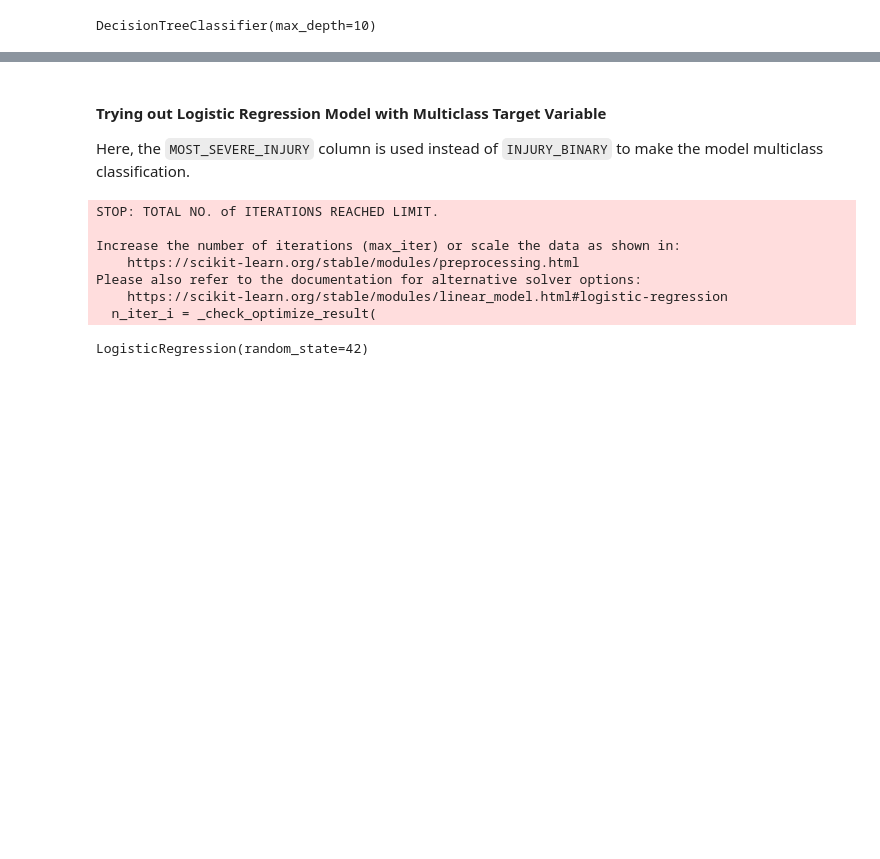
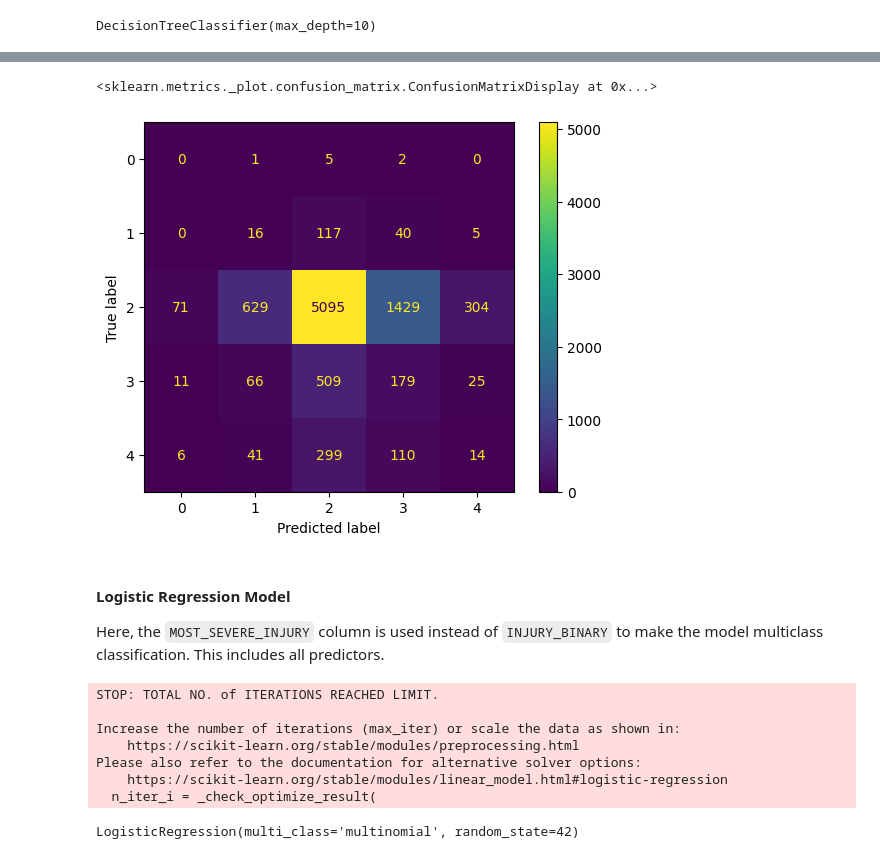
Before and after one commit to SangyunT/Chicago_Car_Crashes_Classification, a Jupyter notebook: Yun_index.ipynb, the cells around one changed output, grey strips where cells are left out. Cells and saved outputs as stored; diff of their text form; code cells hidden in the pictures; blank space fills up the shorter version.

Commit message:
multinomial models

```diff
--- a/Yun_index.ipynb
+++ b/Yun_index.ipynb
@@ -445,8 +496,7 @@ dt_2.fit(X_resampled_2, y_resampled_2)
 # %% [output]
 DecisionTreeClassifier(max_depth=10)
 # %%
-
-y_pred_2 = dt.predict(X_test_encoded_2)
+y_pred_2 = dt_2.predict(X_test_encoded_2)
 
 # f, ax = plt.subplots(figsize=(150,150))
 # plot_tree(dt_2, ax=ax)
@@ -499,4 +553,14 @@ dt_recall_2
+# %%
+from sklearn.metrics import confusion_matrix
+from sklearn.metrics import ConfusionMatrixDisplay
+
+cm = confusion_matrix(y_test_2, y_pred_2)
+disp=ConfusionMatrixDisplay(cm)
+disp.plot()
+# %% [output]
+<sklearn.metrics._plot.confusion_matrix.ConfusionMatrixDisplay at 0x...>
+[figure, added]
 # %% [markdown]
-#### Trying out Logistic Regression Model with Multiclass Target Variable
+#### Logistic Regression Model
 
-Here, the `MOST_SEVERE_INJURY` column is used instead of `INJURY_BINARY` to make the model multiclass classification.
+Here, the `MOST_SEVERE_INJURY` column is used instead of `INJURY_BINARY` to make the model multiclass classification. This includes all predictors.
@@ -511,8 +584,8 @@ X_resampled_scaled2 = ss.fit_transform(X_resampled_2)
 # %%
 from sklearn.linear_model import LogisticRegression
 
-logreg = LogisticRegression(random_state=42)
-logreg.fit(X_resampled_scaled2, y_resampled_2)
+logreg = LogisticRegression(random_state=42,multi_class='multinomial')
+logreg.fit(X_resampled_scaled_2, y_resampled_2)
 # %% [output]
 STOP: TOTAL NO. of ITERATIONS REACHED LIMIT.
 
@@ -521,5 +594,5 @@ Increase the number of iterations (max_iter) or scale the data as shown in:
 Please also refer to the documentation for alternative solver options:
     https://scikit-learn.org/stable/modules/linear_model.html#logistic-regression
   n_iter_i = _check_optimize_result(
-LogisticRegression(random_state=42)
+LogisticRegression(multi_class='multinomial', random_state=42)
 # %%
```
Also changed, not shown: parts of 27 cells of this notebook.
